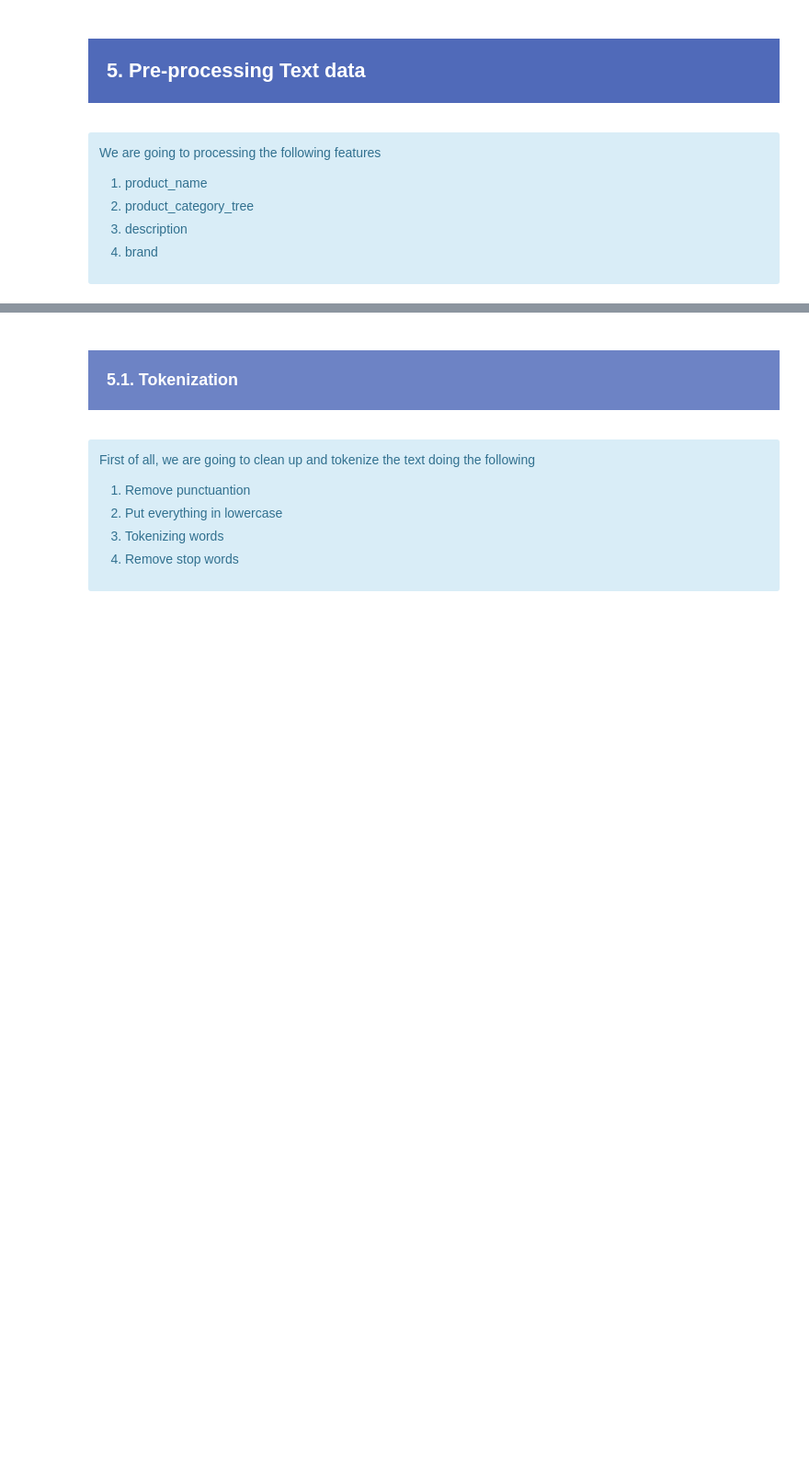
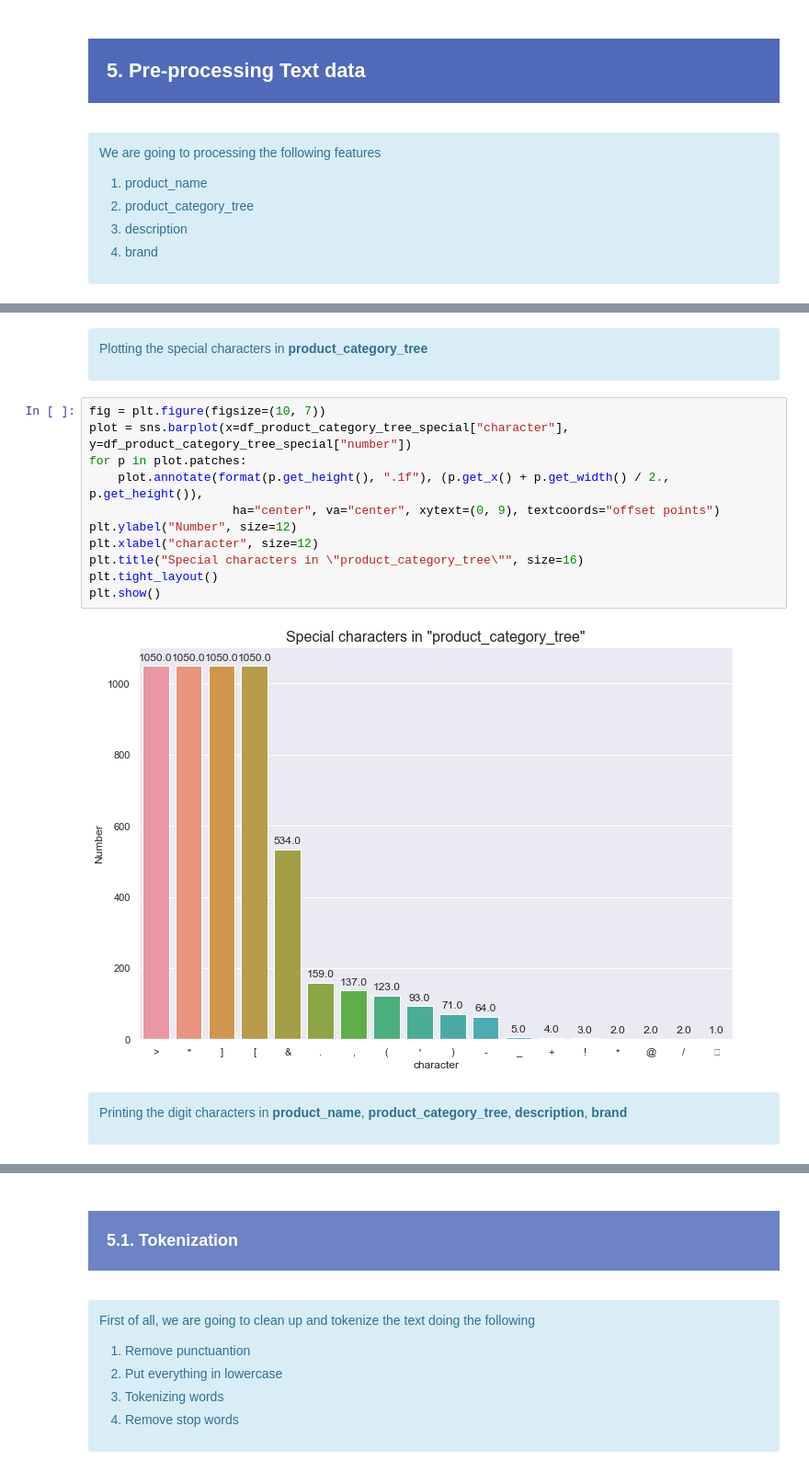
Before and after one commit to samirhinojosa/OC-P6-automatically-classify-consumer-goods, a Jupyter notebook: text_analysis_notebook.ipynb, the cells around one changed output, grey strips where cells are left out. Shown: that part at 92% size. Saved outputs shown, nothing was run; the diff lists cells and outputs as text; blank space fills up the shorter version.

```diff
--- a/text_analysis_notebook.ipynb
+++ b/text_analysis_notebook.ipynb
@@ -441,0 +501,21 @@ Detailed analysis of df_data dataset
+# %% [markdown]
+<div class="alert alert-block alert-info">
+    <p>Plotting the special characters in <b>product_category_tree</b></p>
+</div>
+# %%
+fig = plt.figure(figsize=(10, 7))
+plot = sns.barplot(x=df_product_category_tree_special["character"], y=df_product_category_tree_special["number"])
+for p in plot.patches:
+    plot.annotate(format(p.get_height(), ".1f"), (p.get_x() + p.get_width() / 2., p.get_height()),
+                    ha="center", va="center", xytext=(0, 9), textcoords="offset points")
+plt.ylabel("Number", size=12)
+plt.xlabel("character", size=12)
+plt.title("Special characters in \"product_category_tree\"", size=16)
+plt.tight_layout()
+plt.show()
+# %% [output]
+[figure, added]
+# %% [markdown]
+<div class="alert alert-block alert-info">
+    <p>Printing the digit characters in <b>product_name</b>, <b>product_category_tree</b>, <b>description</b>, <b>brand</b></p>
+</div>
```
Also changed, not shown: parts of 90 cells of this notebook, 4 other files.
